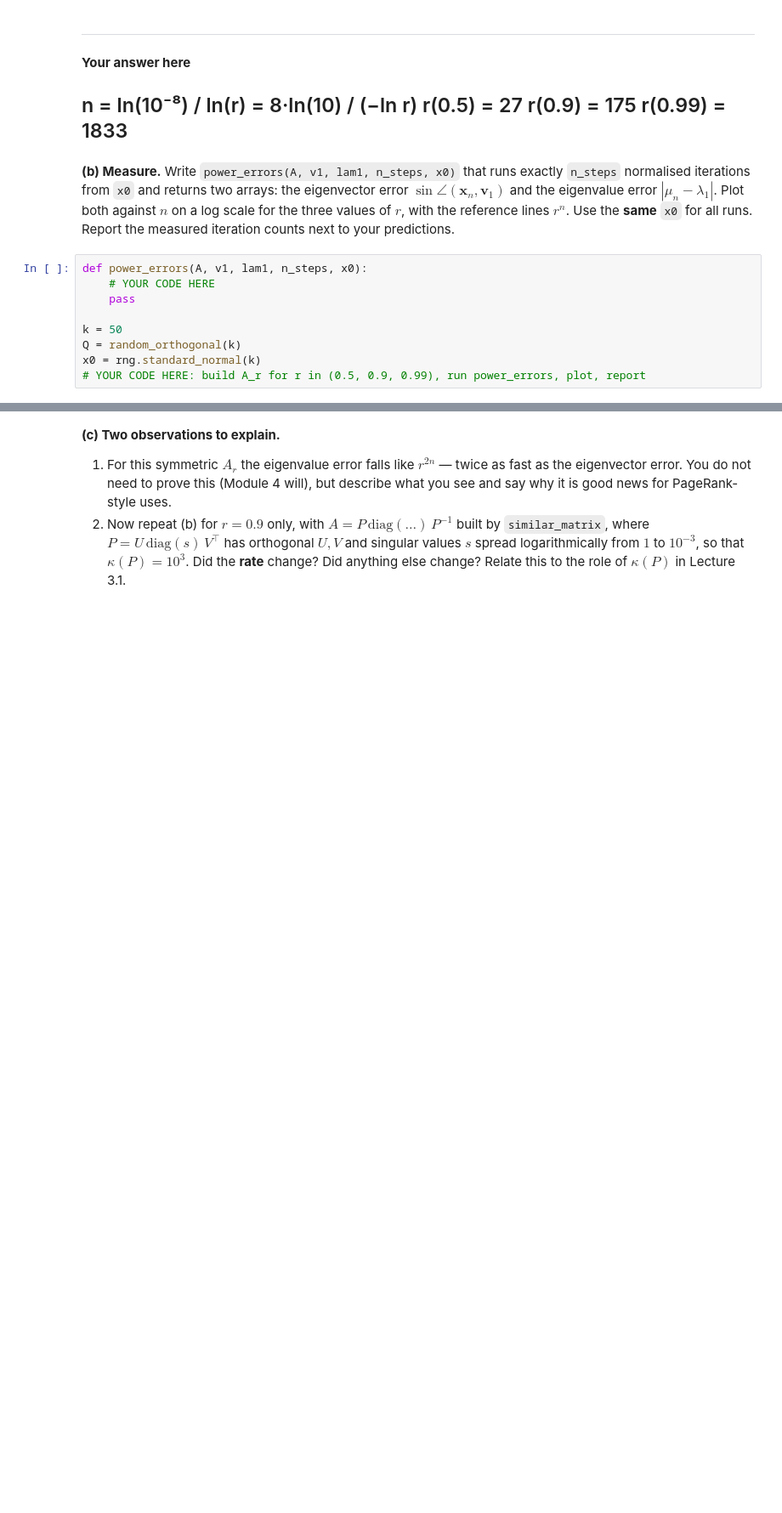
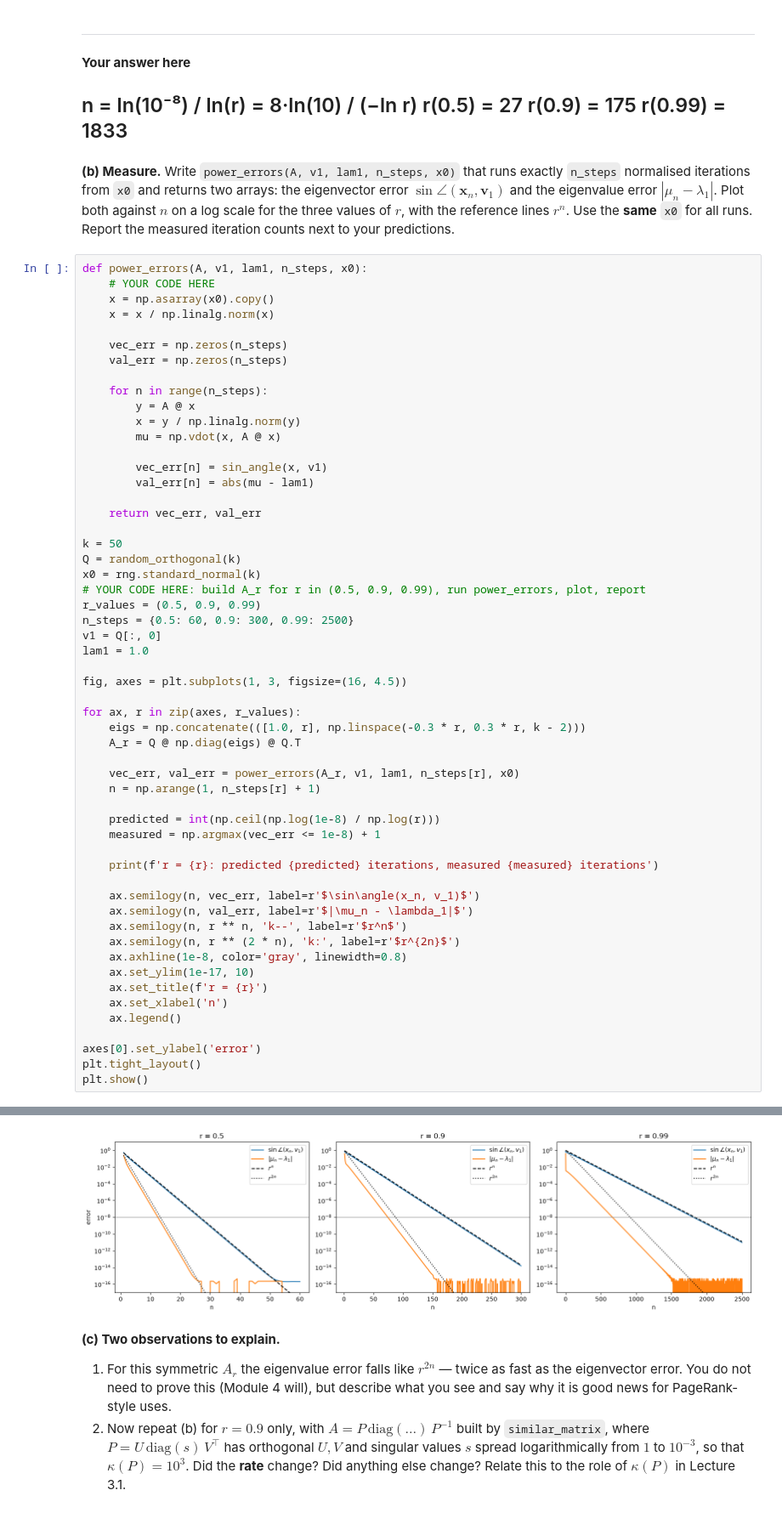
Before and after one commit to CallMeLiubomyr/la-lab1, a Jupyter notebook: laba2/lab2-coreA-power_iteration.ipynb, the cells around one changed output, grey strips where cells are left out. Shown at 85% size. Drawn from its saved outputs; the diff is of its cells as text; blank space fills up the shorter version.

```diff
--- a/laba2/lab2-coreA-power_iteration.ipynb
+++ b/laba2/lab2-coreA-power_iteration.ipynb
@@ -176,9 +176,56 @@ r(0.99) = 1833
 # %%
 def power_errors(A, v1, lam1, n_steps, x0):
     # YOUR CODE HERE
-    pass
+    x = np.asarray(x0).copy()
+    x = x / np.linalg.norm(x)
+
+    vec_err = np.zeros(n_steps)
+    val_err = np.zeros(n_steps)
+
+    for n in range(n_steps):
+        y = A @ x
+        x = y / np.linalg.norm(y)
+        mu = np.vdot(x, A @ x)
+
+        vec_err[n] = sin_angle(x, v1)
+        val_err[n] = abs(mu - lam1)
+
+    return vec_err, val_err
 
 k = 50
 Q = random_orthogonal(k)
 x0 = rng.standard_normal(k)
 # YOUR CODE HERE: build A_r for r in (0.5, 0.9, 0.99), run power_errors, plot, report
+r_values = (0.5, 0.9, 0.99)
+n_steps = {0.5: 60, 0.9: 300, 0.99: 2500}
+v1 = Q[:, 0]
+lam1 = 1.0
+
+fig, axes = plt.subplots(1, 3, figsize=(16, 4.5))
+
+for ax, r in zip(axes, r_values):
+    eigs = np.concatenate(([1.0, r], np.linspace(-0.3 * r, 0.3 * r, k - 2)))
+    A_r = Q @ np.diag(eigs) @ Q.T
+
+    vec_err, val_err = power_errors(A_r, v1, lam1, n_steps[r], x0)
+    n = np.arange(1, n_steps[r] + 1)
+
+    predicted = int(np.ceil(np.log(1e-8) / np.log(r)))
+    measured = np.argmax(vec_err <= 1e-8) + 1
+
+    print(f'r = {r}: predicted {predicted} iterations, measured {measured} iterations')
+
+    ax.semilogy(n, vec_err, label=r'$\sin\angle(x_n, v_1)$')
+    ax.semilogy(n, val_err, label=r'$|\mu_n - \lambda_1|$')
+    ax.semilogy(n, r ** n, 'k--', label=r'$r^n$')
+    ax.semilogy(n, r ** (2 * n), 'k:', label=r'$r^{2n}$')
+    ax.axhline(1e-8, color='gray', linewidth=0.8)
+    ax.set_ylim(1e-17, 10)
+    ax.set_title(f'r = {r}')
+    ax.set_xlabel('n')
+    ax.legend()
+
+axes[0].set_ylabel('error')
+plt.tight_layout()
+plt.show()
+# %% [output]
@@ -185,3 +235,4 @@ x0 = rng.standard_normal(k)
+[figure, added]
 # %% [markdown]
 **(c) Two observations to explain.**
 1. For this symmetric $A_r$ the eigenvalue error falls like $r^{2n}$ — twice as fast as the eigenvector error. You do not need to prove this (Module 4 will), but describe what you see and say why it is good news for PageRank-style uses.
```
Also changed, not shown: parts of 1 cell of this notebook.
